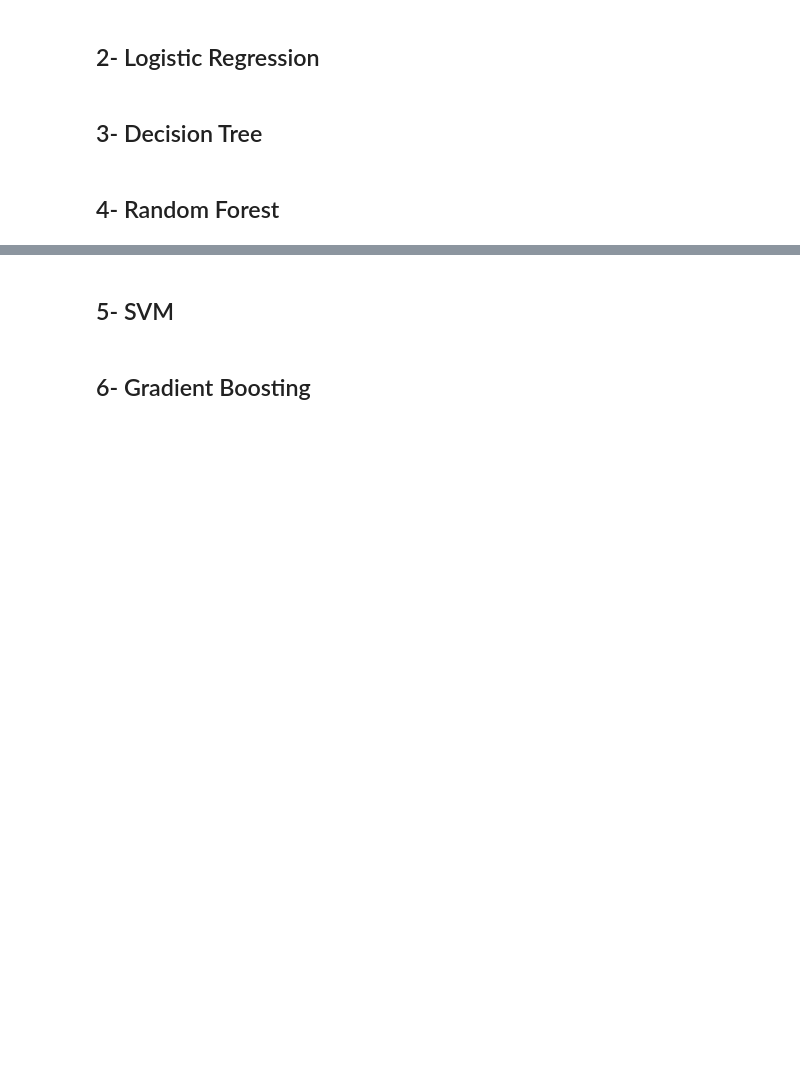
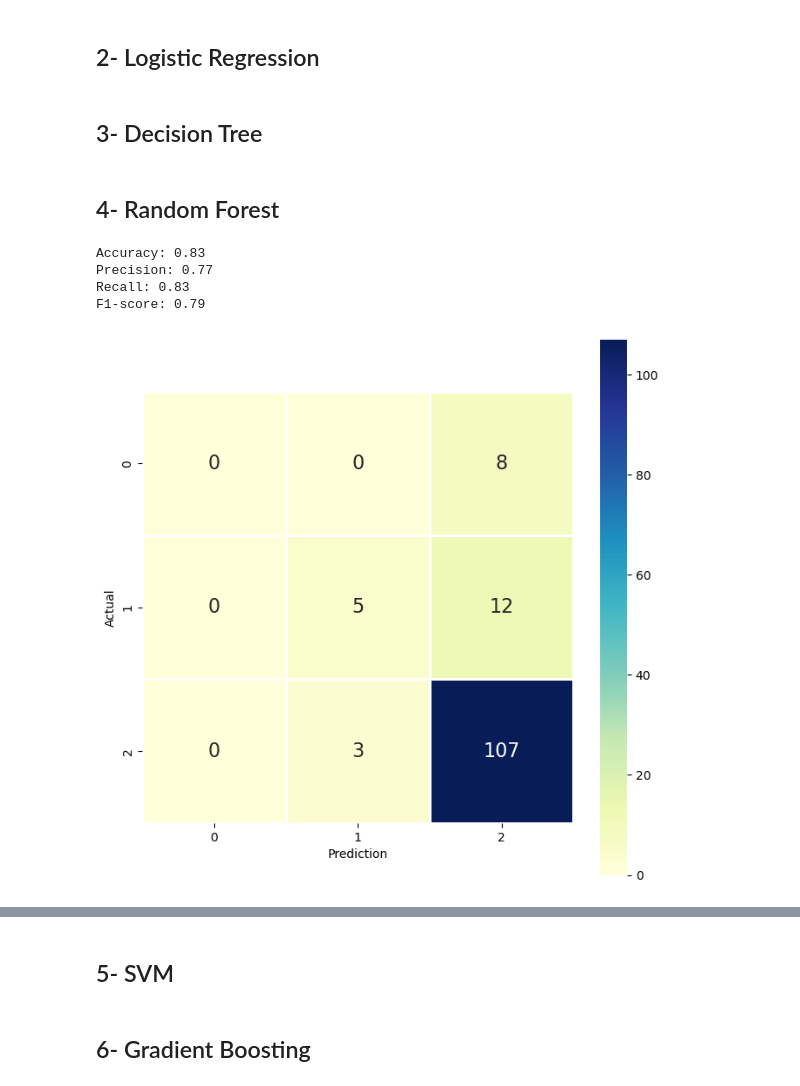
Before and after one commit to hamzaezzine/Predict-students-dropout-and-academic-success-using-machine-learning-algorithms, a Jupyter notebook: notebook-project.ipynb, the cells around one changed output, grey strips where cells are left out. Drawn from its saved outputs; the diff is of its cells as text; code cells hidden in the pictures; blank space fills up the shorter version.

Commit message:
implement knn and random forest

```diff
--- a/notebook-project.ipynb
+++ b/notebook-project.ipynb
@@ -338,3 +392,33 @@ Accuracy: 70.85%
 ## 3- Decision Tree
 # %% [markdown]
 ## 4- Random Forest
+# %%
+rf = RandomForestClassifier(n_estimators=100, random_state=42)
+rf.fit(X_train, y_train)
+
+# Predictions and Evaluation
+y_pred = rf.predict(X_test)
+
+accuracy = accuracy_score(y_test, y_pred)
+precision, recall, f1, _ = precision_recall_fscore_support(y_test, y_pred, average='weighted')
+
+print(f"Accuracy: {accuracy:.2f}")
+print(f"Precision: {precision:.2f}")
+print(f"Recall: {recall:.2f}")
+print(f"F1-score: {f1:.2f}")
+
+# Confusion Matrix
+cm = confusion_matrix(y_test, y_pred)
+
+fig, ax = plt.subplots(figsize=(8, 8))
+sns.heatmap(cm, fmt=".0f", cmap="YlGnBu", linewidth=1, square=True, annot=True, annot_kws={"fontsize": 16}, ax=ax)
+
+ax.set_xlabel("Prediction")
+ax.set_ylabel("Actual")
+plt.show()
+# %% [output]
+Accuracy: 0.83
+Precision: 0.77
+Recall: 0.83
+F1-score: 0.79
+[figure, added]
```
Also changed, not shown: parts of 4 cells of this notebook.
